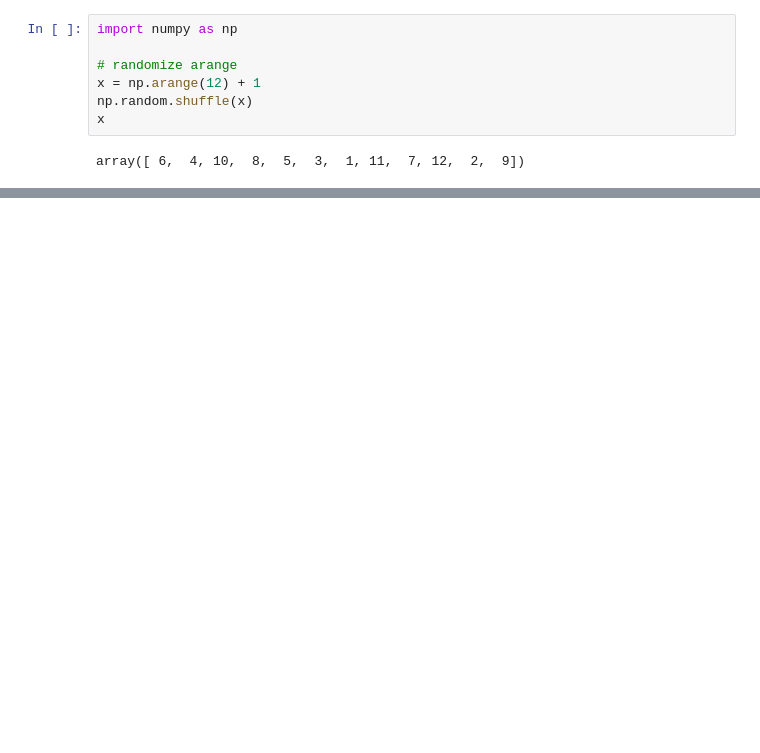
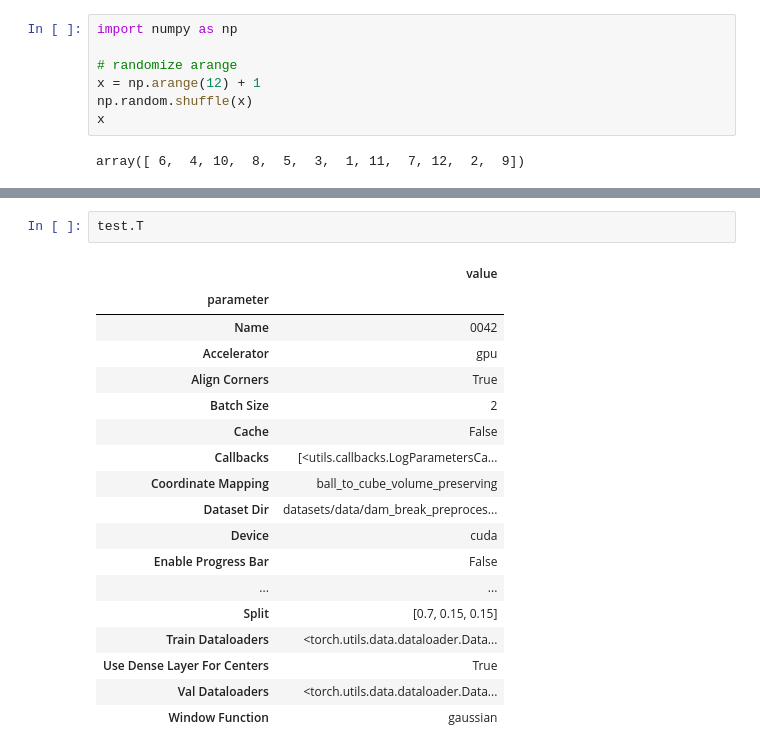
Before and after one commit to anieum/GNNDensityGradients, a Jupyter notebook: notebooks/Misc.ipynb, the cells around one changed output, grey strips where cells are left out. Cells and saved outputs as stored; diff of their text form; blank space fills up the shorter version.

```diff
--- a/notebooks/Misc.ipynb
+++ b/notebooks/Misc.ipynb
@@ -60,0 +194,21 @@ array([ 6,  4, 10,  8,  5,  3,  1, 11,  7, 12,  2,  9])
+# %%
+test.T
+# %% [output]
+|  | value |
+| parameter |  |
+| Name | 0042 |
+| Accelerator | gpu |
+| Align Corners | True |
+| Batch Size | 2 |
+| Cache | False |
+| Callbacks | [<utils.callbacks.LogParametersCa... |
+| Coordinate Mapping | ball_to_cube_volume_preserving |
+| Dataset Dir | datasets/data/dam_break_preproces... |
+| Device | cuda |
+| Enable Progress Bar | False |
+| ... | ... |
+| Split | [0.7, 0.15, 0.15] |
+| Train Dataloaders | <torch.utils.data.dataloader.Data... |
+| Use Dense Layer For Centers | True |
+| Val Dataloaders | <torch.utils.data.dataloader.Data... |
+| Window Function | gaussian |
```
Also changed, not shown: parts of 21 cells of this notebook, 2 other files.
